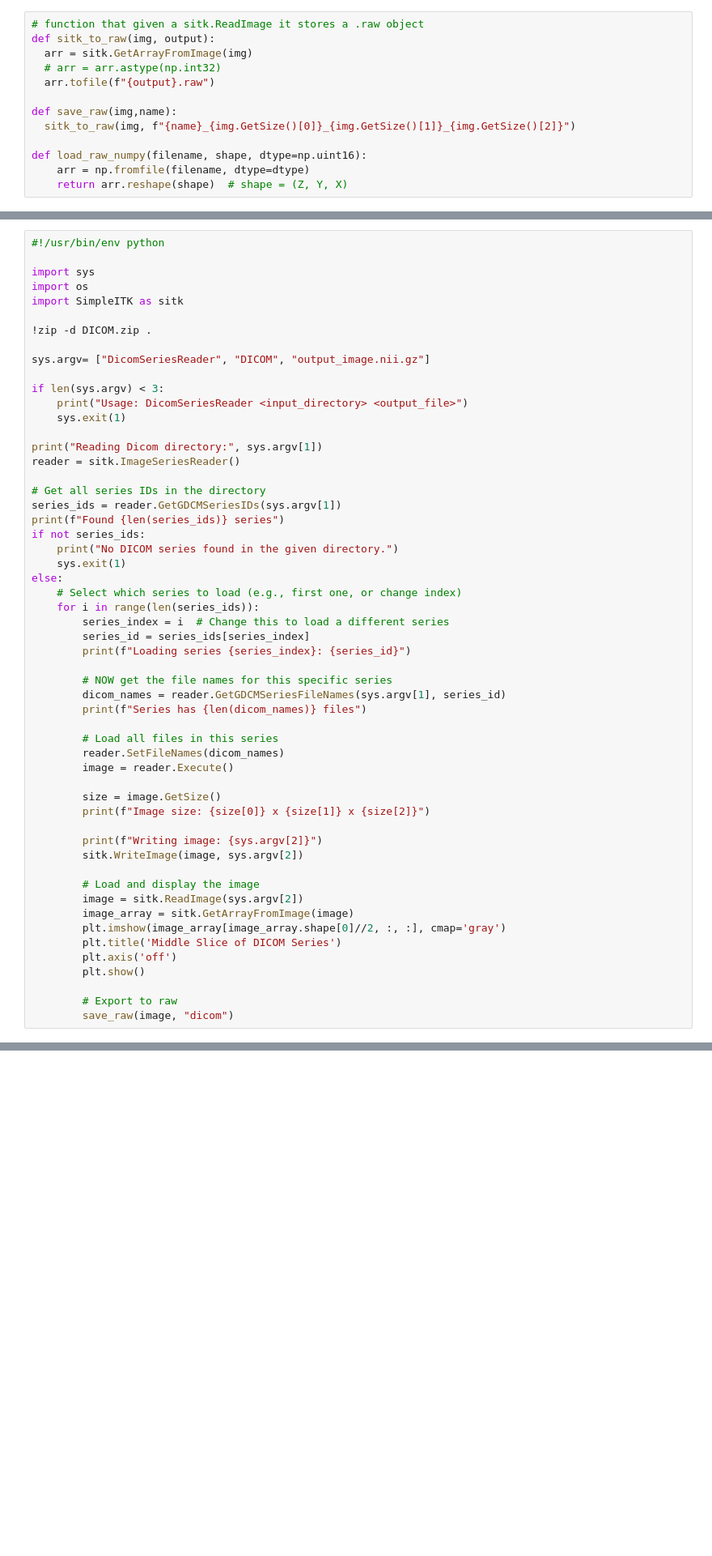
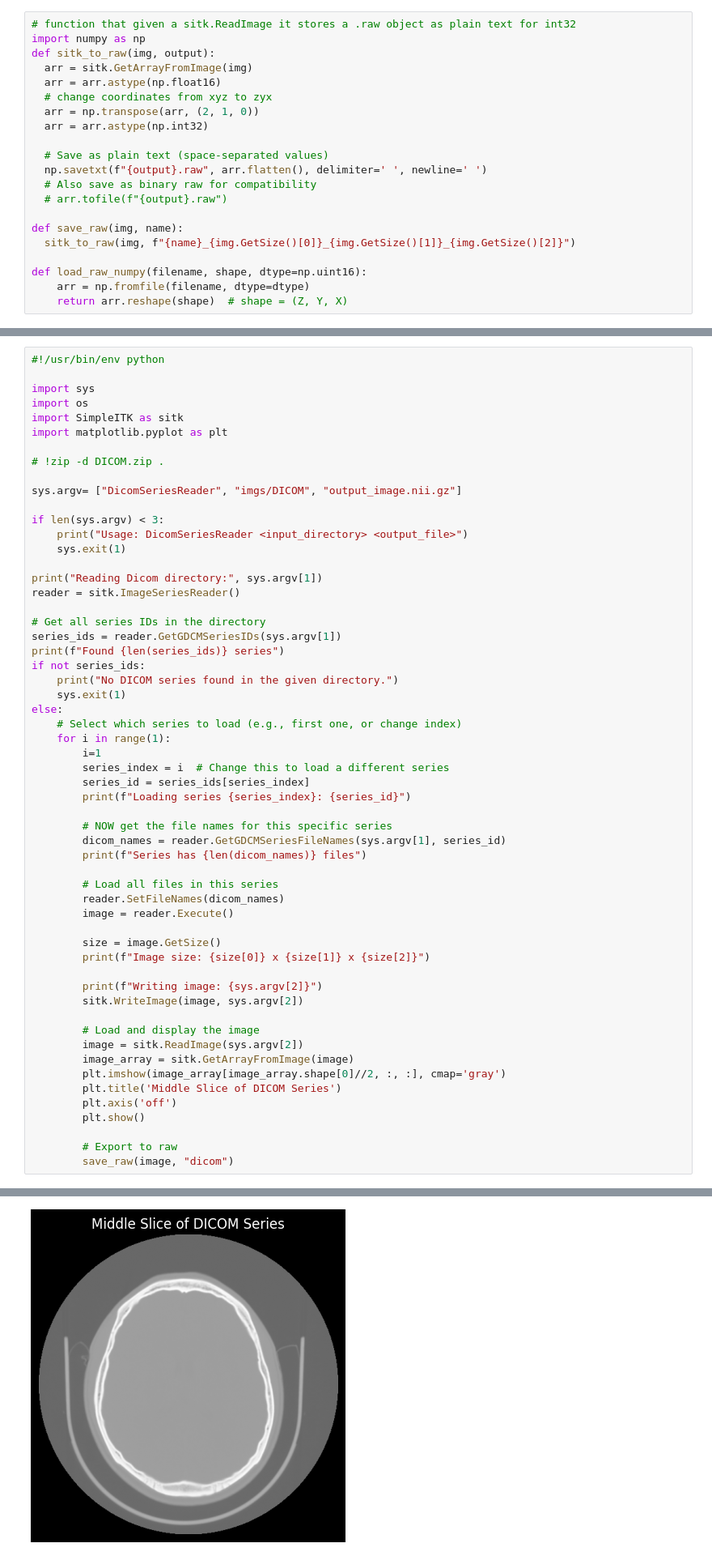
Before and after one commit to carlesmatoses/SV, a Jupyter notebook: proj2/Assigment2_Corrected.ipynb, the cells around one changed output, grey strips where cells are left out. Shown at 81% size. Cells and saved outputs as stored; diff of their text form; blank space fills up the shorter version.

````diff
--- a/proj2/Assigment2_Corrected.ipynb
+++ b/proj2/Assigment2_Corrected.ipynb
@@ -709,13 +709,21 @@ I do understand the funciton does not follow the format but was on purpose to ex
 
 ```
 # %%
-# function that given a sitk.ReadImage it stores a .raw object
+# function that given a sitk.ReadImage it stores a .raw object as plain text for int32
+import numpy as np
 def sitk_to_raw(img, output):
   arr = sitk.GetArrayFromImage(img)
-  # arr = arr.astype(np.int32)
-  arr.tofile(f"{output}.raw")
+  arr = arr.astype(np.float16)
+  # change coordinates from xyz to zyx
+  arr = np.transpose(arr, (2, 1, 0))
+  arr = arr.astype(np.int32)
 
-def save_raw(img,name):
+  # Save as plain text (space-separated values)
+  np.savetxt(f"{output}.raw", arr.flatten(), delimiter=' ', newline=' ')
+  # Also save as binary raw for compatibility
+  # arr.tofile(f"{output}.raw")
+
+def save_raw(img, name):
   sitk_to_raw(img, f"{name}_{img.GetSize()[0]}_{img.GetSize()[1]}_{img.GetSize()[2]}")
 
 def load_raw_numpy(filename, shape, dtype=np.uint16):
@@ -731,10 +739,11 @@ sitk_to_raw(image, "low_low_resolution")
 import sys
 import os
 import SimpleITK as sitk
+import matplotlib.pyplot as plt
 
-!zip -d DICOM.zip .
+# !zip -d DICOM.zip .
 
-sys.argv= ["DicomSeriesReader", "DICOM", "output_image.nii.gz"]
+sys.argv= ["DicomSeriesReader", "imgs/DICOM", "output_image.nii.gz"]
 
 if len(sys.argv) < 3:
     print("Usage: DicomSeriesReader <input_directory> <output_file>")
@@ -751,7 +760,8 @@ if not series_ids:
     sys.exit(1)
 else:
     # Select which series to load (e.g., first one, or change index)
-    for i in range(len(series_ids)):
+    for i in range(1):
+        i=1
         series_index = i  # Change this to load a different series
         series_id = series_ids[series_index]
         print(f"Loading series {series_index}: {series_id}")
@@ -780,3 +790,4 @@ else:
 
         # Export to raw
         save_raw(image, "dicom")
+# %% [output]
@@ -783,3 +800,4 @@ else:
+[figure, added]
 # %%
 # import the image
 
````
Also changed, not shown: parts of 1 cell of this notebook.
